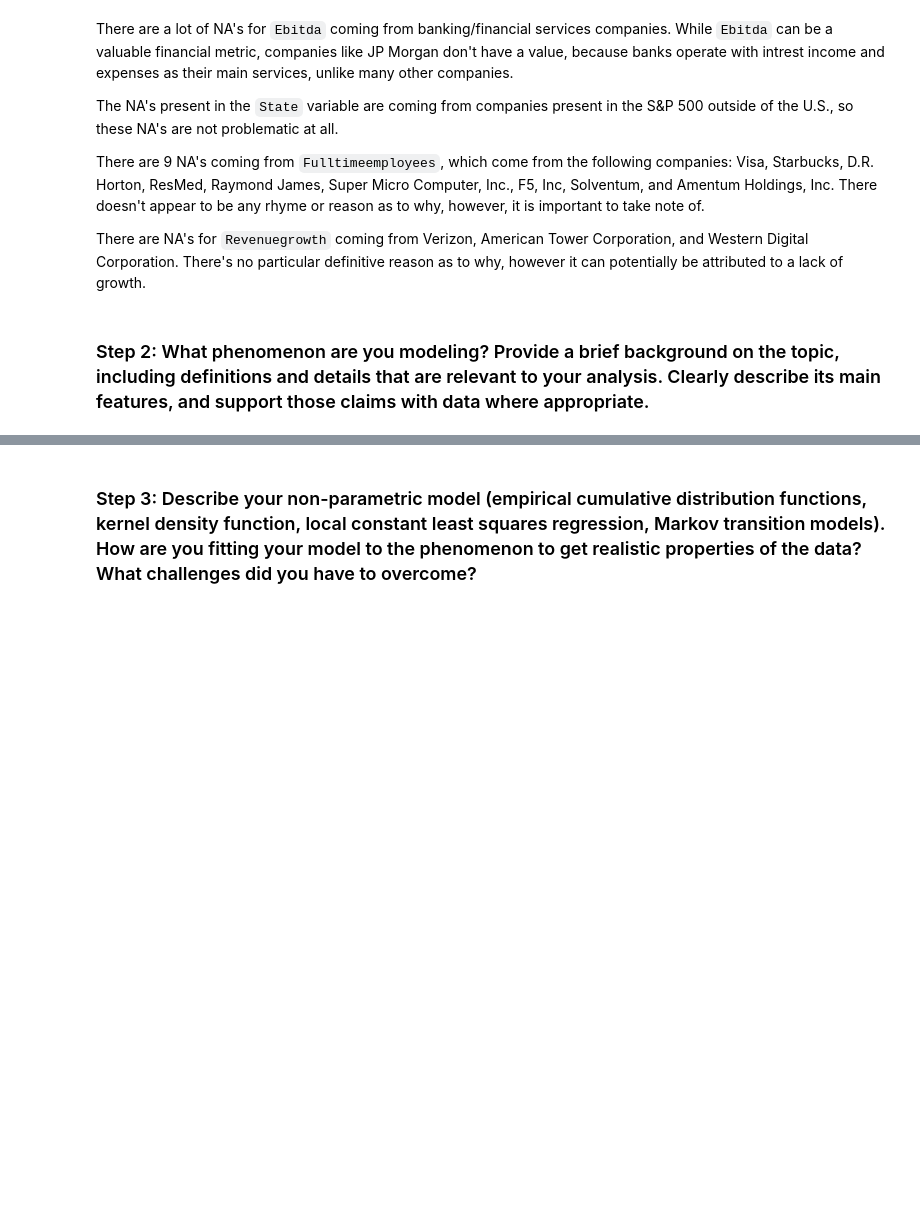
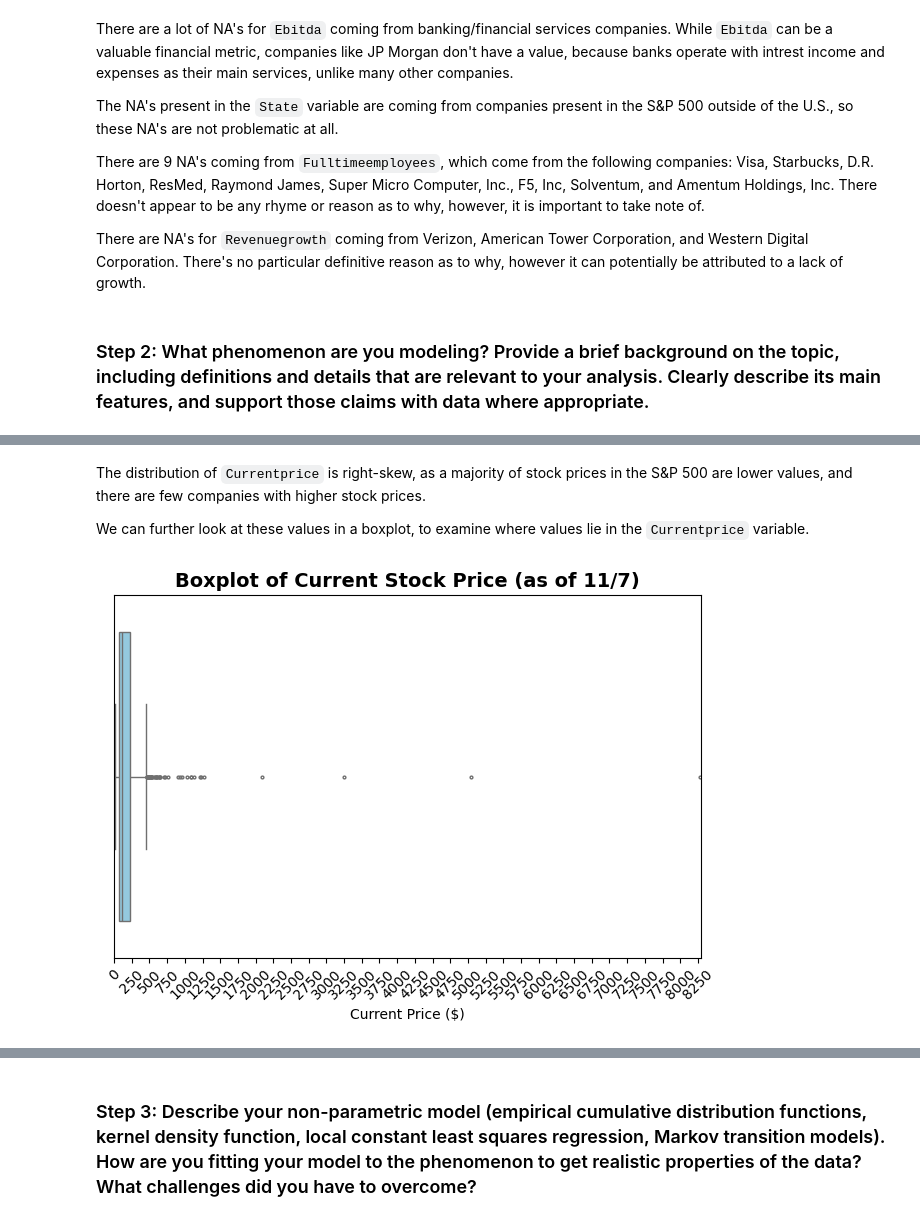
Before and after one commit to jarrett-markman/ds5030_project_1, a Jupyter notebook: code.ipynb, the cells around one changed output, grey strips where cells are left out. Cells and saved outputs as stored; diff of their text form; code cells hidden in the pictures; blank space fills up the shorter version.

```diff
--- a/code.ipynb
+++ b/code.ipynb
@@ -69,0 +82,27 @@ There are NA's for `Revenuegrowth` coming from Verizon, American Tower Corporati
+# %% [markdown]
+The distribution of `Currentprice` is right-skew, as a majority of stock prices in the S&P 500 are lower values, and there are few companies with higher stock prices.
+
+We can further look at these values in a boxplot, to examine where values lie in the `Currentprice` variable.
+# %%
+# Base boxplot with subtle outliers
+ax = sns.boxplot(
+    x='Currentprice',
+    data=data,
+    color='skyblue',
+    fliersize=2,
+)
+# Add more x-axis ticks every 100 units
+max_price = data['Currentprice'].max()
+max_limit = np.ceil(max_price / 100) * 100
+ax.set_xlim(0, max_limit)
+# Set tick positions at every $250 USD
+ax.set_xticks(np.arange(0, max_limit + 100, 250))
+plt.xticks(rotation=45) # Angle x-axis labels
+# Titles and labels
+ax.set_title("Boxplot of Current Stock Price (as of 11/7)", fontsize=14, fontweight='bold')
+ax.set_xlabel("Current Price ($)")
+ax.set_yticks([])  # Remove y-axis
+plt.tight_layout()
+plt.show()
+# %% [output]
+[figure, added]
```
Also changed, not shown: parts of 14 cells of this notebook.
